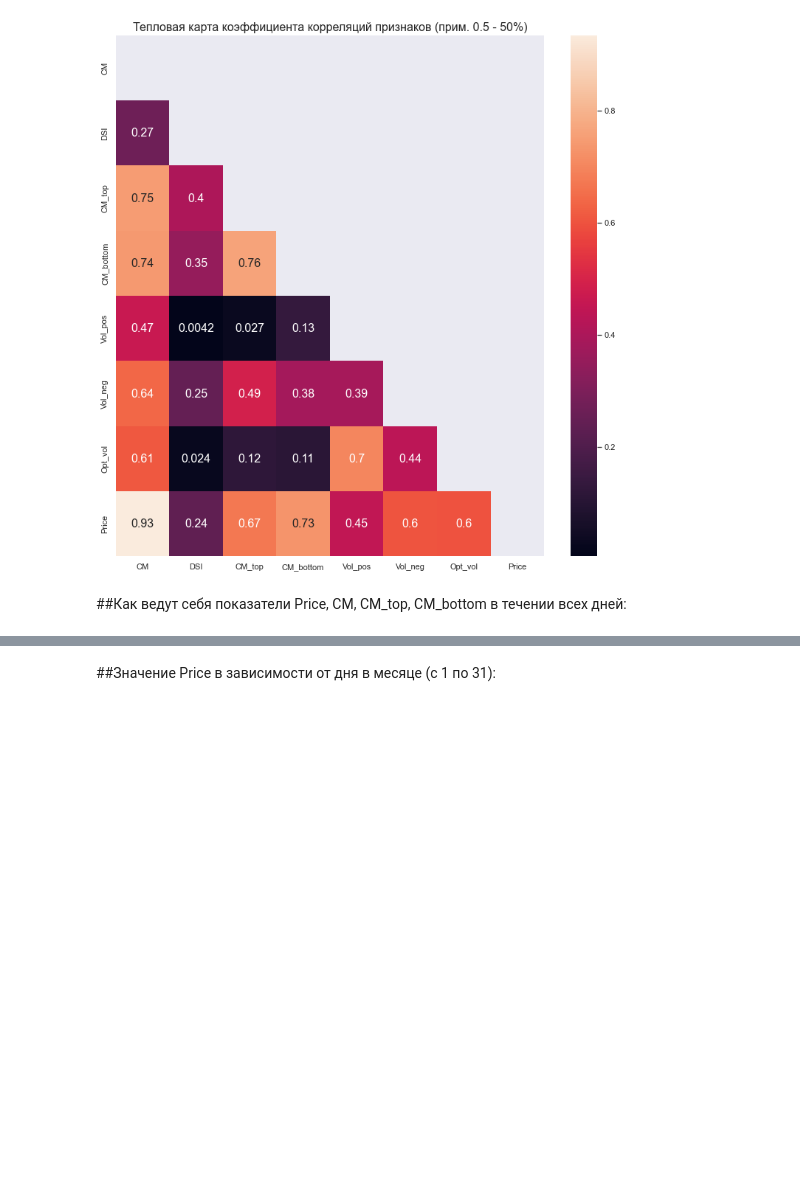
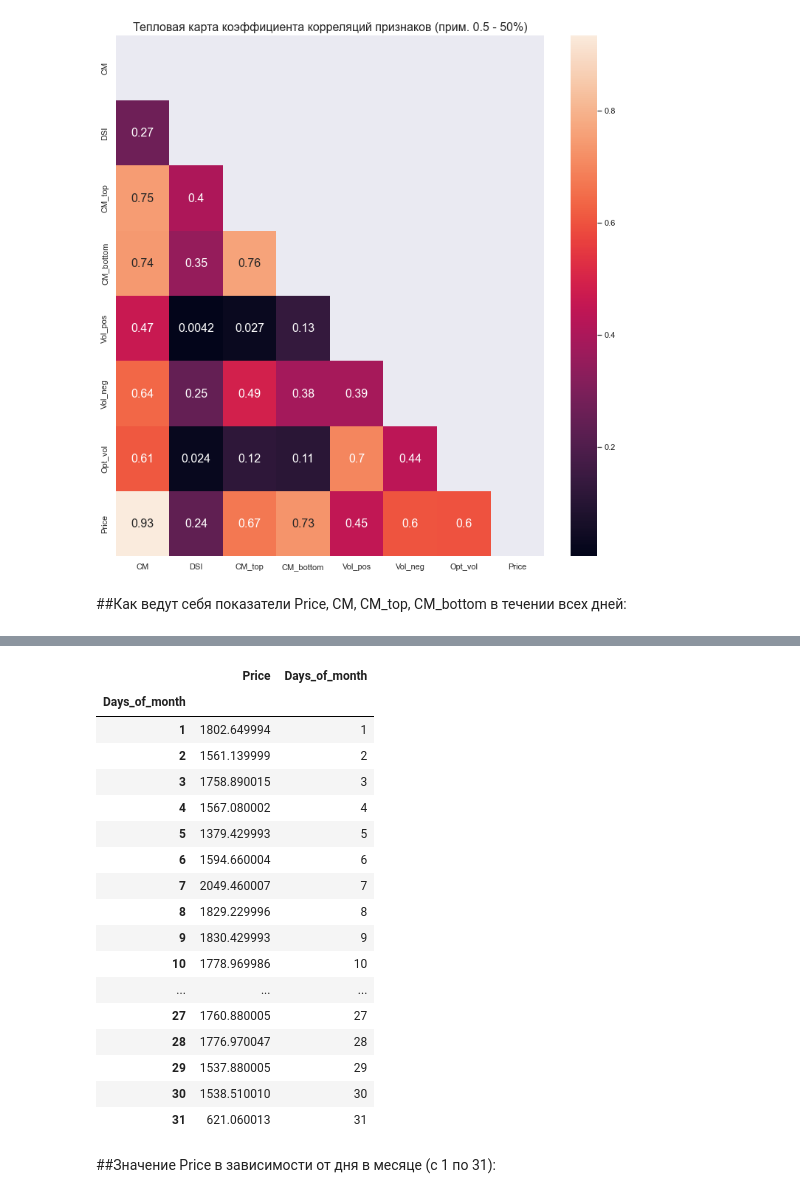
Before and after one commit to Ruslan-Uoleran/using, a Jupyter notebook: main.ipynb, the cells around one changed output, grey strips where cells are left out. Drawn from its saved outputs; the diff is of its cells as text; code cells hidden in the pictures; blank space fills up the shorter version.

```diff
--- a/main.ipynb
+++ b/main.ipynb
@@ -76,4 +110,28 @@ plt.legend()
 [figure]
+# %%
+# data_pivot = data.pivot_table(index='Days_of_month', aggfunc={'Price':'sum'})
+data_pivot = data.groupby('Days_of_month').agg({'Price':'sum'})
+data_pivot['Days_of_month'] = data_pivot.index
+data_pivot
+# %% [output]
+|  | Price | Days_of_month |
+| Days_of_month |  |  |
+| 1 | 1802.649994 | 1 |
+| 2 | 1561.139999 | 2 |
+| 3 | 1758.890015 | 3 |
+| 4 | 1567.080002 | 4 |
+| 5 | 1379.429993 | 5 |
+| 6 | 1594.660004 | 6 |
+| 7 | 2049.460007 | 7 |
+| 8 | 1829.229996 | 8 |
+| 9 | 1830.429993 | 9 |
+| 10 | 1778.969986 | 10 |
+| ... | ... | ... |
+| 27 | 1760.880005 | 27 |
+| 28 | 1776.970047 | 28 |
+| 29 | 1537.880005 | 29 |
+| 30 | 1538.510010 | 30 |
+| 31 | 621.060013 | 31 |
 # %% [markdown]
 
 ##Значение Price в зависимости от дня в месяце (с 1 по 31):
```
Also changed, not shown: parts of 5 cells of this notebook.
